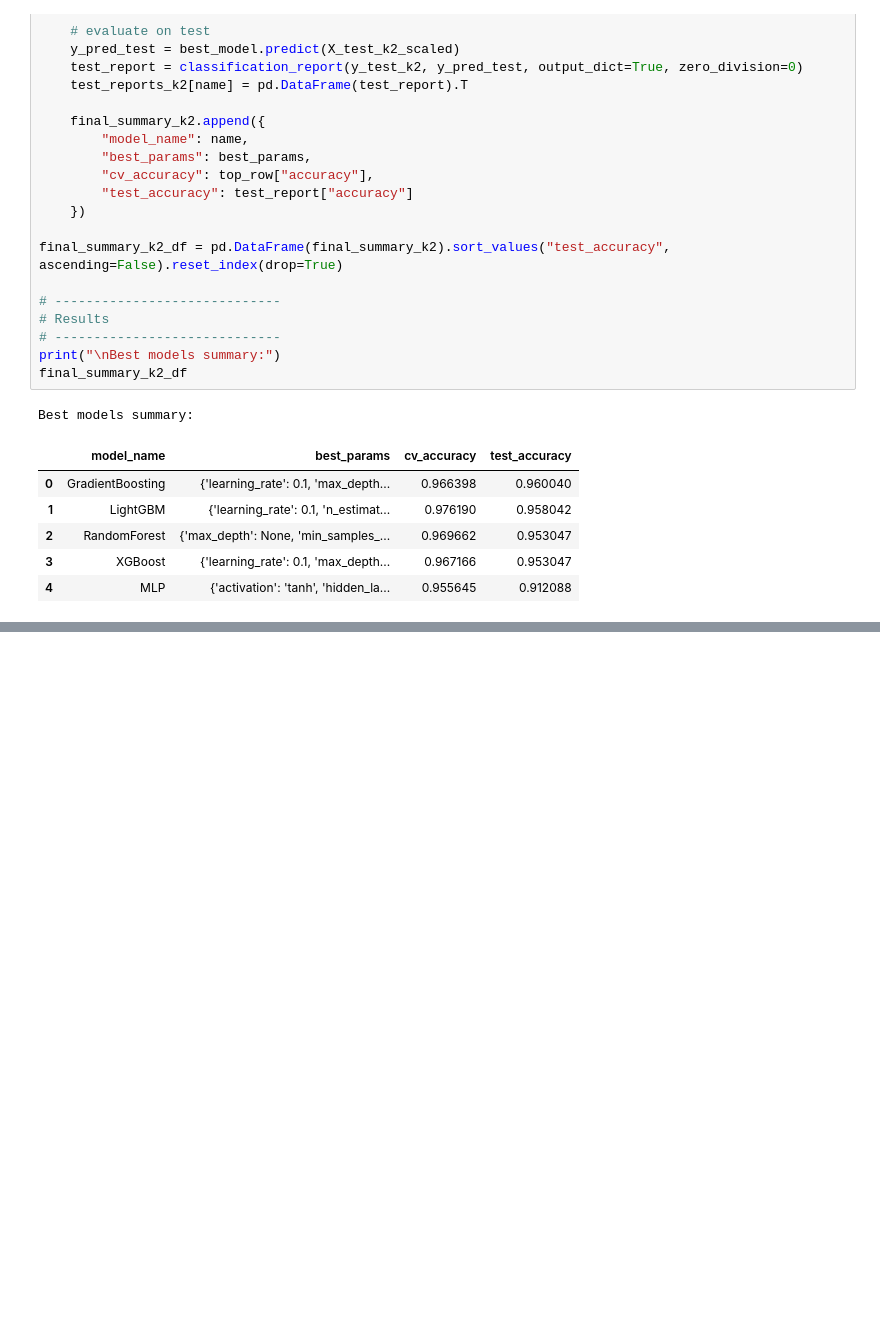
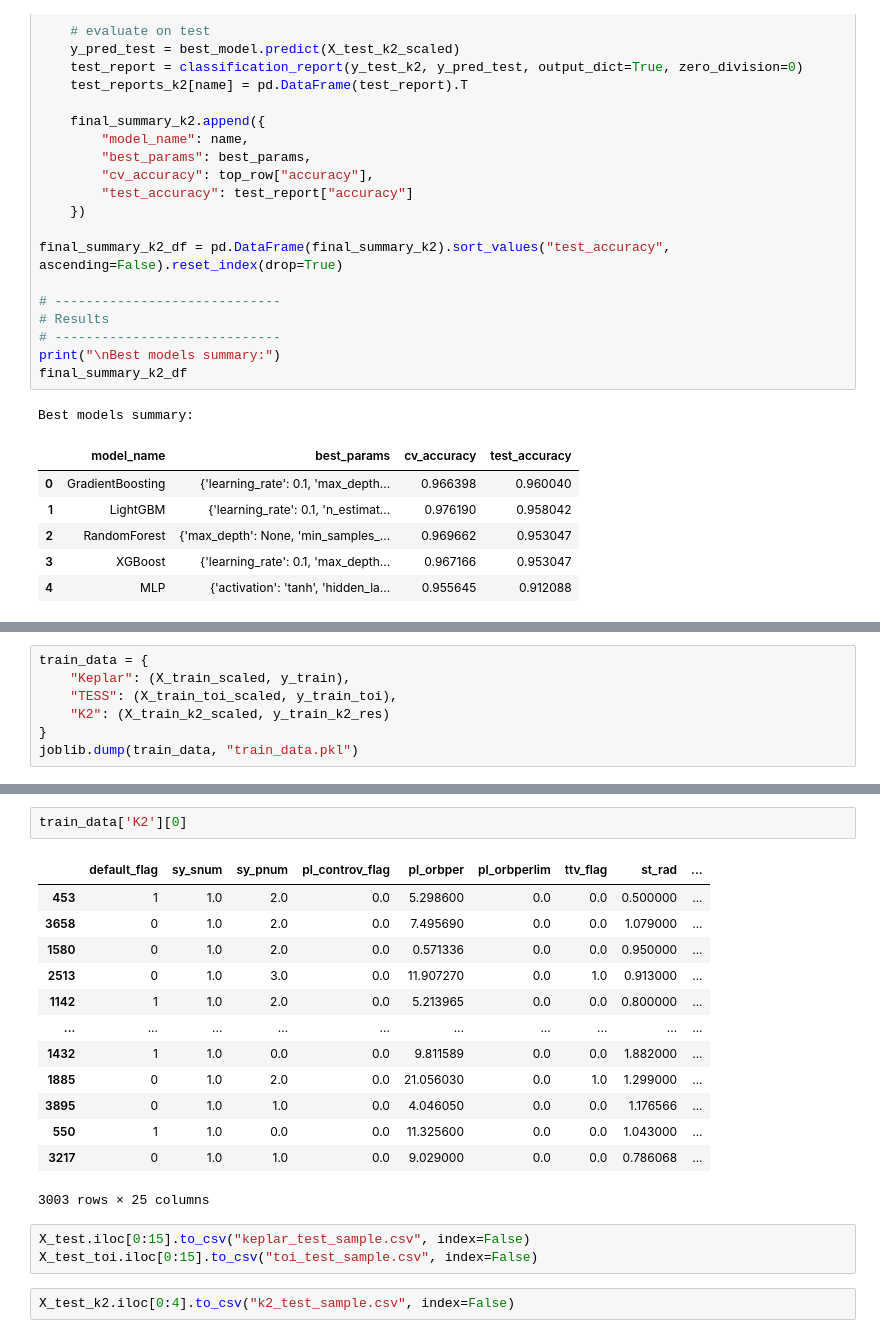
Before and after one commit to FriendyKiran/Exoplanet-Discovery-using-Machine-Learning, a Jupyter notebook: Exoplanents.ipynb, the cells around one changed output, grey strips where cells are left out. Saved outputs shown, nothing was run; the diff lists cells and outputs as text; blank space fills up the shorter version.

```diff
--- a/Exoplanents.ipynb
+++ b/Exoplanents.ipynb
@@ -1056,0 +1123,7 @@ joblib.dump(all_results_k2, "all_results_k2.pkl")
+# %%
+train_data = {
+    "Keplar": (X_train_scaled, y_train),
+    "TESS": (X_train_toi_scaled, y_train_toi),
+    "K2": (X_train_k2_scaled, y_train_k2_res)
+}
+joblib.dump(train_data, "train_data.pkl")
@@ -1056,0 +1141,21 @@ joblib.dump(all_results_k2, "all_results_k2.pkl")
+# %%
+train_data['K2'][0]
+# %% [output]
+|  | default_flag | sy_snum | sy_pnum | pl_controv_flag | pl_orbper | pl_orbperlim | ttv_flag | st_rad | ... |
+| 453 | 1 | 1.0 | 2.0 | 0.0 | 5.298600 | 0.0 | 0.0 | 0.500000 | ... |
+| 3658 | 0 | 1.0 | 2.0 | 0.0 | 7.495690 | 0.0 | 0.0 | 1.079000 | ... |
+| 1580 | 0 | 1.0 | 2.0 | 0.0 | 0.571336 | 0.0 | 0.0 | 0.950000 | ... |
+| 2513 | 0 | 1.0 | 3.0 | 0.0 | 11.907270 | 0.0 | 1.0 | 0.913000 | ... |
+| 1142 | 1 | 1.0 | 2.0 | 0.0 | 5.213965 | 0.0 | 0.0 | 0.800000 | ... |
+| ... | ... | ... | ... | ... | ... | ... | ... | ... | ... |
+| 1432 | 1 | 1.0 | 0.0 | 0.0 | 9.811589 | 0.0 | 0.0 | 1.882000 | ... |
+| 1885 | 0 | 1.0 | 2.0 | 0.0 | 21.056030 | 0.0 | 1.0 | 1.299000 | ... |
+| 3895 | 0 | 1.0 | 1.0 | 0.0 | 4.046050 | 0.0 | 0.0 | 1.176566 | ... |
+| 550 | 1 | 1.0 | 0.0 | 0.0 | 11.325600 | 0.0 | 0.0 | 1.043000 | ... |
+| 3217 | 0 | 1.0 | 1.0 | 0.0 | 9.029000 | 0.0 | 0.0 | 0.786068 | ... |
+3003 rows × 25 columns
+# %%
+X_test.iloc[0:15].to_csv("keplar_test_sample.csv", index=False)
+X_test_toi.iloc[0:15].to_csv("toi_test_sample.csv", index=False)
+# %%
+X_test_k2.iloc[0:4].to_csv("k2_test_sample.csv", index=False)
```
Also changed, not shown: parts of 18 cells of this notebook, 11 other files.
